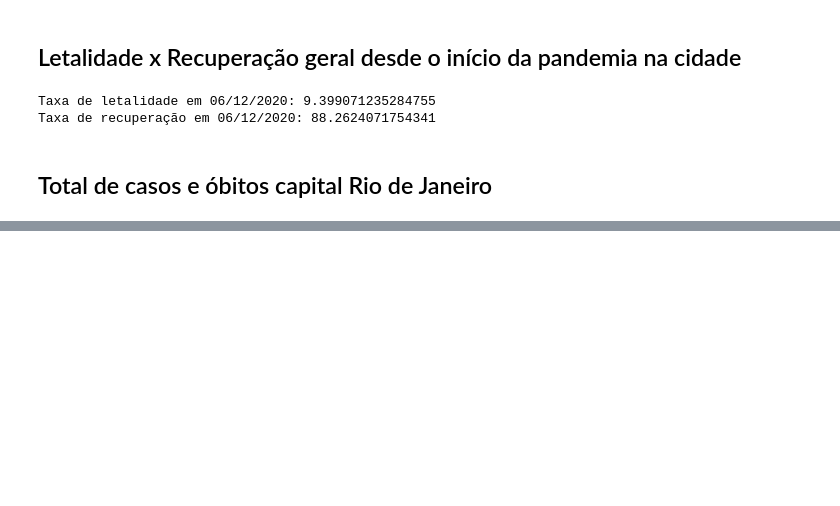
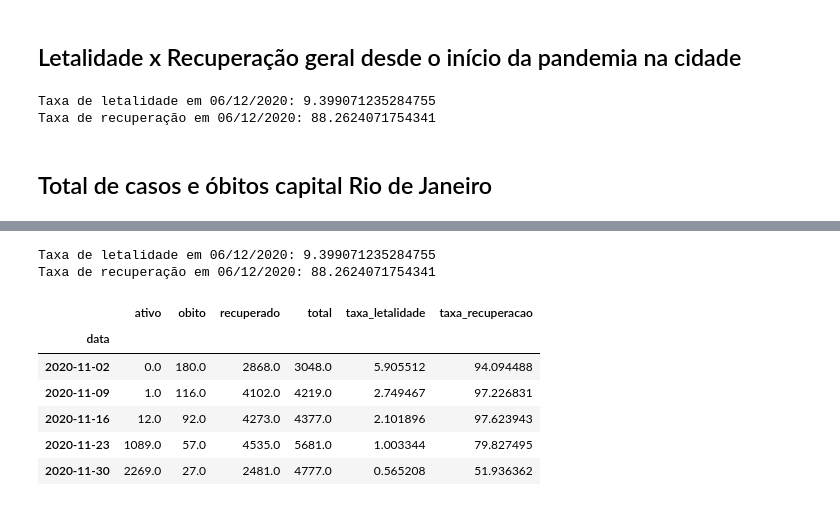
Before and after one commit to doricardo-zz/covid19-rio-de-janeiro, a Jupyter notebook: covid19-prefeitura-rio-de-janeiro.ipynb, the cells around one changed output, grey strips where cells are left out. Drawn from its saved outputs; the diff is of its cells as text; code cells hidden in the pictures; blank space fills up the shorter version.

```diff
--- a/covid19-prefeitura-rio-de-janeiro.ipynb
+++ b/covid19-prefeitura-rio-de-janeiro.ipynb
@@ -519,0 +531,36 @@ fig.write_html(os.path.join(save_path, 'taxa-letalidade.html'))
+# %%
+df_semana  = df.groupby(['semana','evolucao']).classificacao.count().reset_index().\
+pivot_table(index=['semana'], columns=['evolucao']).reset_index()
+
+df_semana.columns = ['data','ativo','obito','recuperado']
+df_semana['recuperado'] = df_semana.recuperado.fillna(0)
+df_semana['ativo'] = df_semana.ativo.fillna(0)
+df_semana['obito'] = df_semana.obito.fillna(0)
+df_semana['total'] = df_semana.ativo + df_semana.recuperado + df_semana.obito
+
+#df_semana = pd.merge(df_semana, df_populacao, how='left', on='bairro')
+#df_semana = df_semana.drop(['domicilios', 'moradores_domicilio'], axis=1)
+#df_semana.dropna(inplace=True)
+
+df_semana['taxa_letalidade'] = (df_semana.obito / df_semana.total) * 100
+df_semana['taxa_recuperacao'] = (df_semana.recuperado / df_semana.total) * 100
+#df_semana['obito_1000_habitantes'] = ((df_semana.obito * 1000)/ df_semana.populacao)
+#df_semana['casos_1000_habitantes'] = ((df_semana.total * 1000)/ df_semana.populacao)
+
+print("Taxa de letalidade em {}: {}".format(ate, (df_semana.sum().obito / df_semana.sum().total) * 100))
+print("Taxa de recuperação em {}: {}".format(ate, (df_semana.sum().recuperado / df_semana.sum().total) * 100))
+df_semana = df_semana.set_index('data')
+
+#df_semana[['obito']].sort_values('semana_obito_1000_habitantes', ascending=False)[:10]
+
+df_semana.tail()
+# %% [output]
+Taxa de letalidade em 06/12/2020: 9.399071235284755
+Taxa de recuperação em 06/12/2020: 88.2624071754341
+|  | ativo | obito | recuperado | total | taxa_letalidade | taxa_recuperacao |
+| data |  |  |  |  |  |  |
+| 2020-11-02 | 0.0 | 180.0 | 2868.0 | 3048.0 | 5.905512 | 94.094488 |
+| 2020-11-09 | 1.0 | 116.0 | 4102.0 | 4219.0 | 2.749467 | 97.226831 |
+| 2020-11-16 | 12.0 | 92.0 | 4273.0 | 4377.0 | 2.101896 | 97.623943 |
+| 2020-11-23 | 1089.0 | 57.0 | 4535.0 | 5681.0 | 1.003344 | 79.827495 |
+| 2020-11-30 | 2269.0 | 27.0 | 2481.0 | 4777.0 | 0.565208 | 51.936362 |
```
Also changed, not shown: parts of 2 cells of this notebook, 3 other files.
